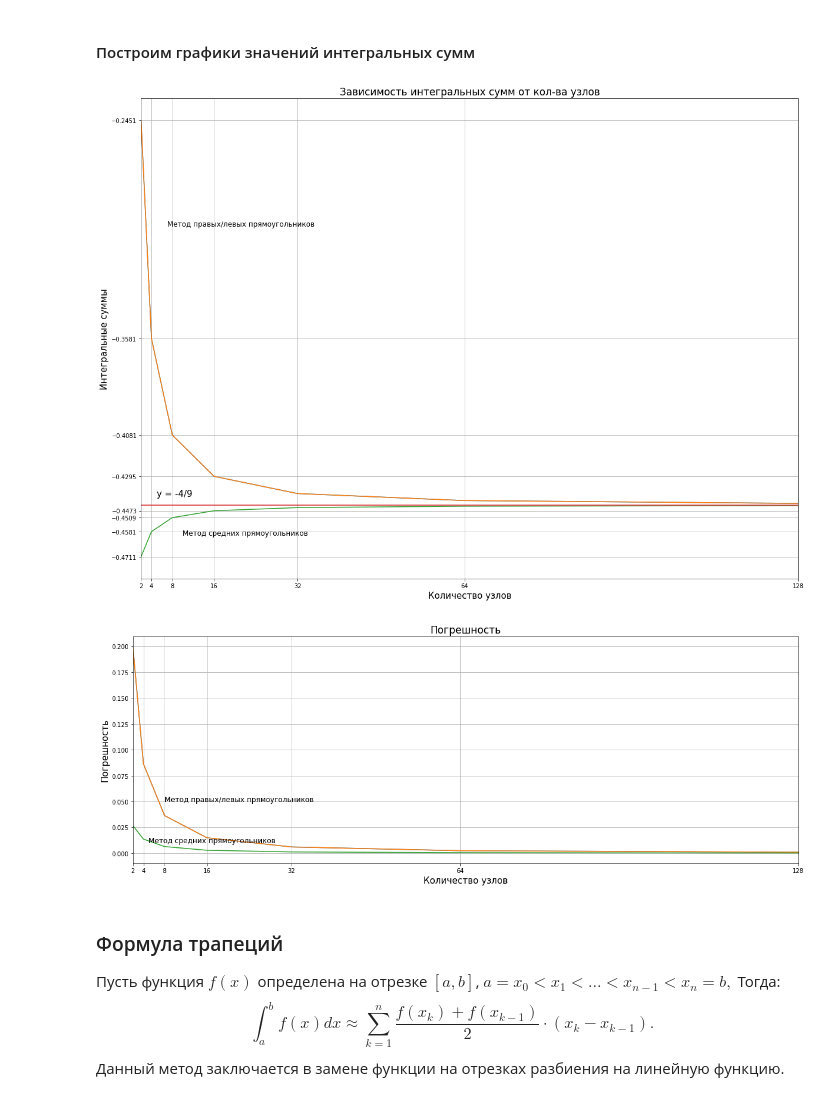
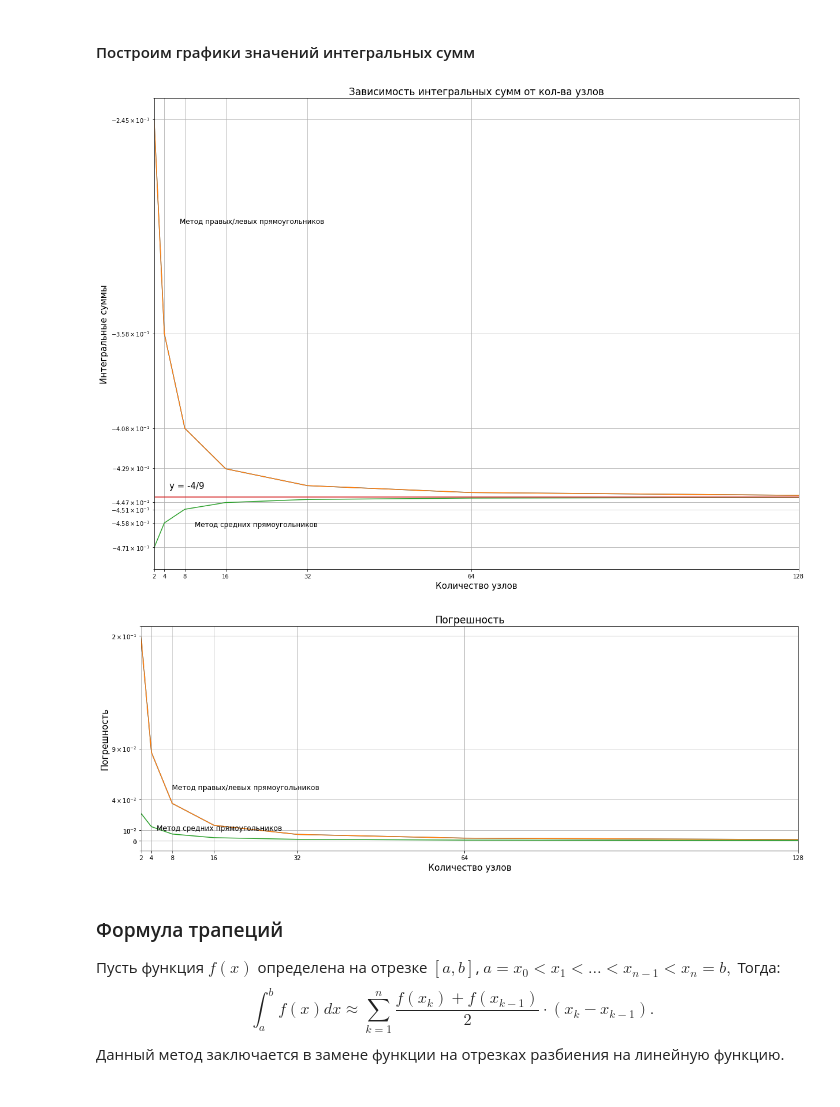
Before and after one commit to danielbulgakov/ProjectSKM, a Jupyter notebook: YearProjectSKM.ipynb, the cells around one changed output. Saved outputs shown, nothing was run; the diff lists cells and outputs as text; code cells hidden in the pictures.

```diff
--- a/YearProjectSKM.ipynb
+++ b/YearProjectSKM.ipynb
@@ -144,30 +146,33 @@ for i in range(1,iterations):
 # %%
 step = [2,4,8,16,32,64,128]
 aproxx = np.linspace(aprox,aprox,iterations-1)
 plt.rcParams["figure.figsize"] = (20,15)
 plt.xlim([2, 128])
 plt.xticks([2,4,8,16,32,64,128])
-plt.yticks([i for i in y1+y3 if (i>-0.438 or i < -0.4470)])
+plt.yscale('symlog')
+plt.yticks([round(i,3) for i in y1+y3 if (i>-0.438 or i < -0.4470)])
 plt.plot(step,y1)
 plt.plot(step,y2)
 plt.plot(step,y3)
 plt.plot(step,aproxx)
 plt.xlabel('Количество узлов',fontsize=15)
 plt.ylabel('Интегральные суммы',fontsize=15)
 plt.title('Зависимость интегральных сумм от кол-ва узлов',fontsize=17)
 plt.text(5,-0.44, "y = -4/9",fontsize=15)
 plt.text(7,-0.3, "Метод правых/левых прямоугольников",fontsize=12)
 plt.text(10,-0.46, "Метод средних прямоугольников",fontsize=12)
 plt.grid()
 pass
 # %% [output]
-[figure, old version]
+[figure, new version]
 # %%
 stepx = [2,4,8,16,32,64,128]
 aproxx = np.linspace(aprox,aprox,iterations-1)
 plt.rcParams["figure.figsize"] = (20,7)
 plt.xlim([2, 128])
 plt.xticks([2,4,8,16,32,64,128])
+plt.yscale('symlog')
+plt.yticks([round(i,2) for i in y1 - aproxx if (i>-0.4430)])
 plt.plot(stepx,y1 - aproxx)
 plt.plot(stepx,y2 - aproxx)
 plt.plot(stepx,abs(y3 - aproxx))
@@ -178,7 +183,7 @@ plt.text(8,0.05, "Метод правых/левых прямоугольник
 plt.text(5,0.01, "Метод средних прямоугольников",fontsize=12)
 plt.grid()
 # %% [output]
-[figure, old version]
+[figure, new version]
 # %% [markdown]
 ### Формула трапеций
 Пусть функция $f(x)$ определена на отрезке $[a,b]$, $ a = x_0 < x_1 < \dots < x_{n-1} < x_n = b, \tag{*} $
```
Also changed, not shown: parts of 6 cells of this notebook.
